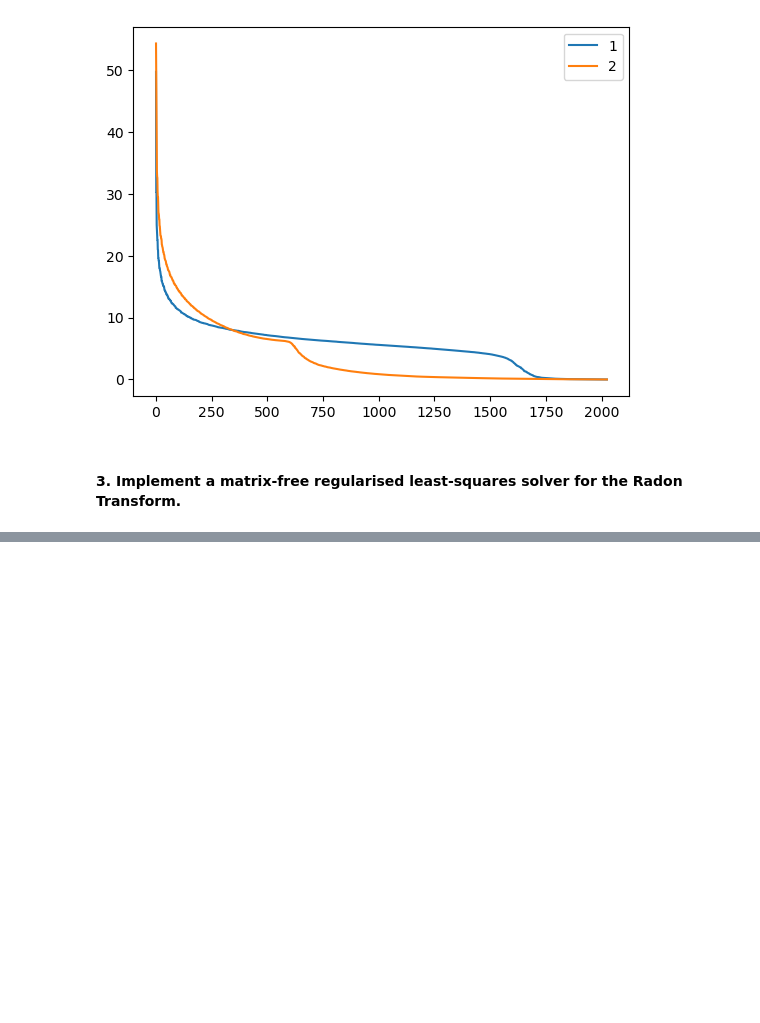
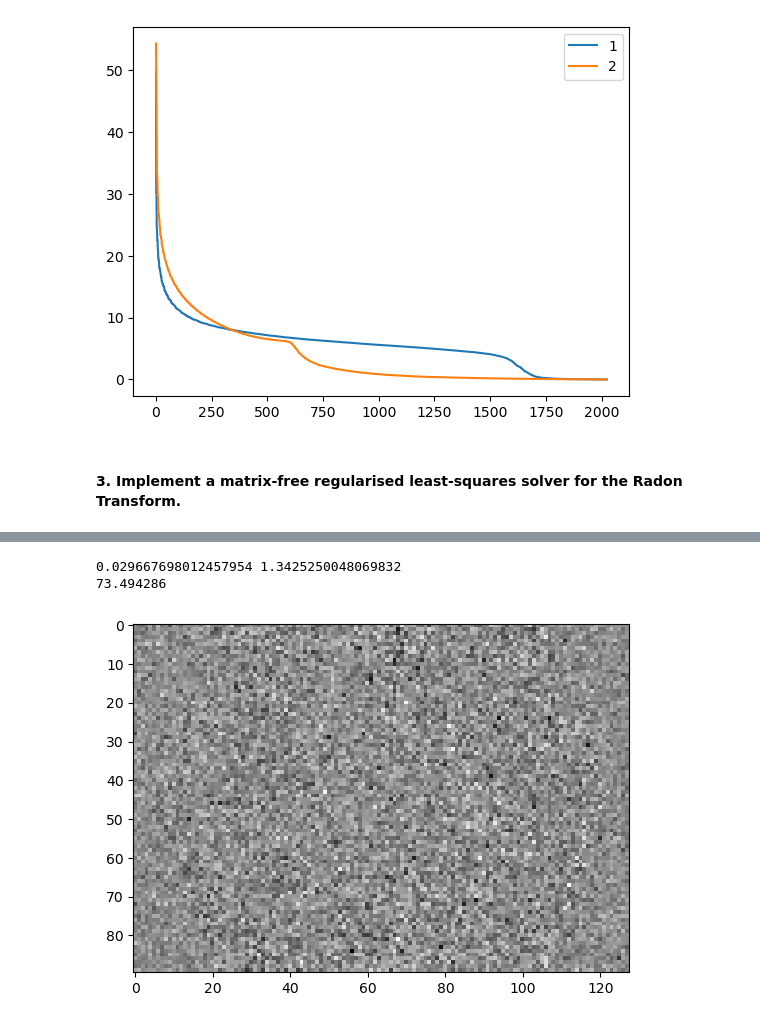
Before and after one commit to lucieniii/UCL-IPI-2022, a Jupyter notebook: ex4/ex4.ipynb, the cells around one changed output, grey strips where cells are left out. Cells and saved outputs as stored; diff of their text form; code cells hidden in the pictures; blank space fills up the shorter version.

```diff
--- a/ex4/ex4.ipynb
+++ b/ex4/ex4.ipynb
@@ -228,0 +302,13 @@ plt.legend()
+# %%
+noise_matrix = g_noisy - grt
+n = noise_matrix.shape[0] * noise_matrix.shape[1]
+mu = np.sum(noise_matrix) / n
+sig = np.sqrt(np.sum(np.power(noise_matrix - mu, 2)) / (n - 1))
+print(mu, sig)
+Af = apply_Radon_Matrix(R_op, f_rec_lsqr, 90, 128)
+plt.imshow(grt - g_noisy, cmap='gray')
+print(np.linalg.norm(Af - g_noisy))
+# %% [output]
+0.029667698012457954 1.3425250048069832
+73.494286
+[figure, added]
```
Also changed, not shown: parts of 19 cells of this notebook.
